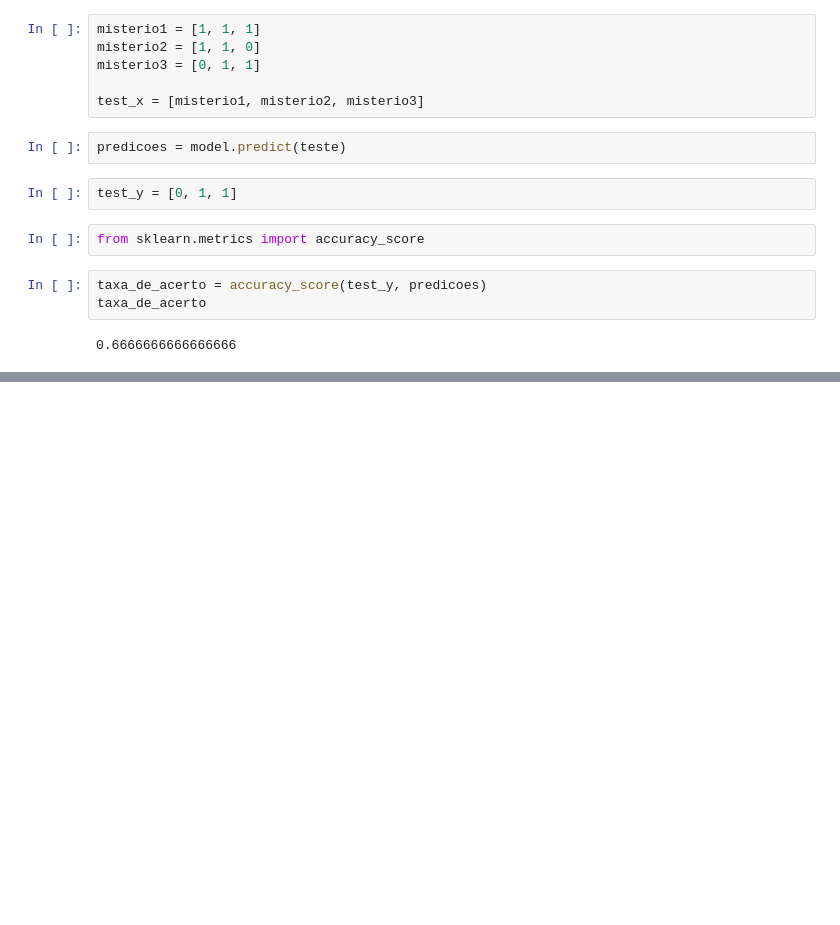
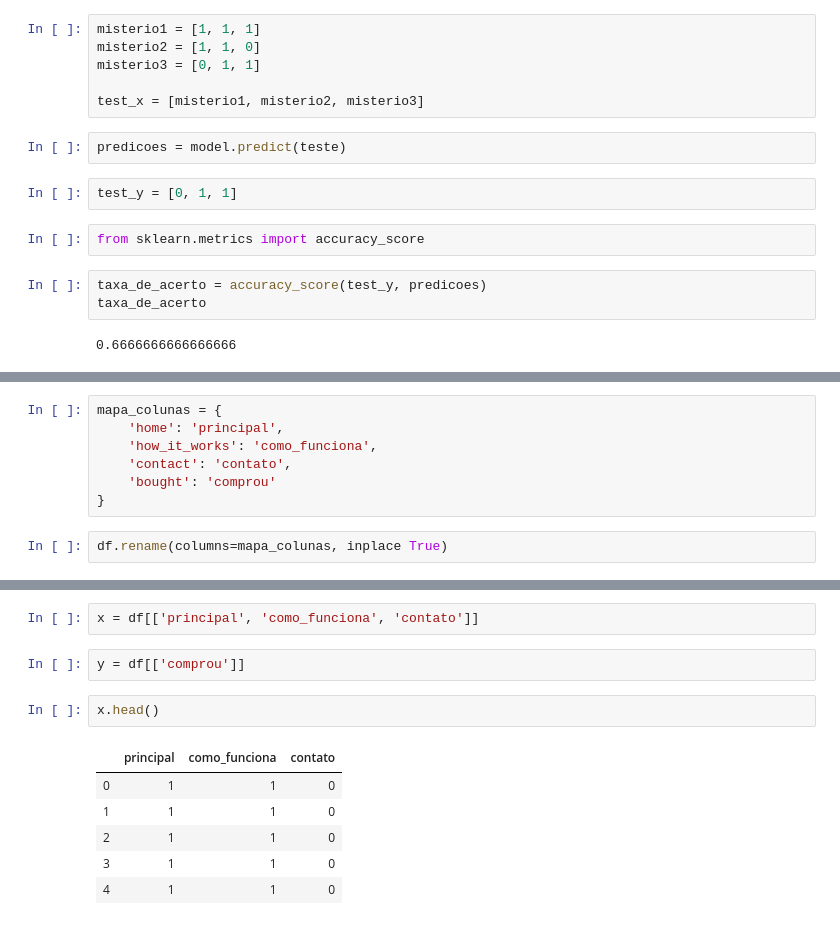
Before and after one commit to lucasrcsantana/training-ml, a Jupyter notebook: ML Course - Intro to classification with SKLearn.ipynb, the cells around one changed output, grey strips where cells are left out. Drawn from its saved outputs; the diff is of its cells as text; blank space fills up the shorter version.

```diff
--- a/ML Course - Intro to classification with SKLearn.ipynb
+++ b/ML Course - Intro to classification with SKLearn.ipynb
@@ -50,0 +68,9 @@ taxa_de_acerto
+# %%
+mapa_colunas = {
+    'home': 'principal',
+    'how_it_works': 'como_funciona',
+    'contact': 'contato',
+    'bought': 'comprou'
+}
+# %%
+df.rename(columns=mapa_colunas, inplace True)
@@ -50,0 +79,13 @@ taxa_de_acerto
+# %%
+x = df[['principal', 'como_funciona', 'contato']]
+# %%
+y = df[['comprou']]
+# %%
+x.head()
+# %% [output]
+|  | principal | como_funciona | contato |
+| 0 | 1 | 1 | 0 |
+| 1 | 1 | 1 | 0 |
+| 2 | 1 | 1 | 0 |
+| 3 | 1 | 1 | 0 |
+| 4 | 1 | 1 | 0 |
```
Also changed, not shown: parts of 32 cells of this notebook.
